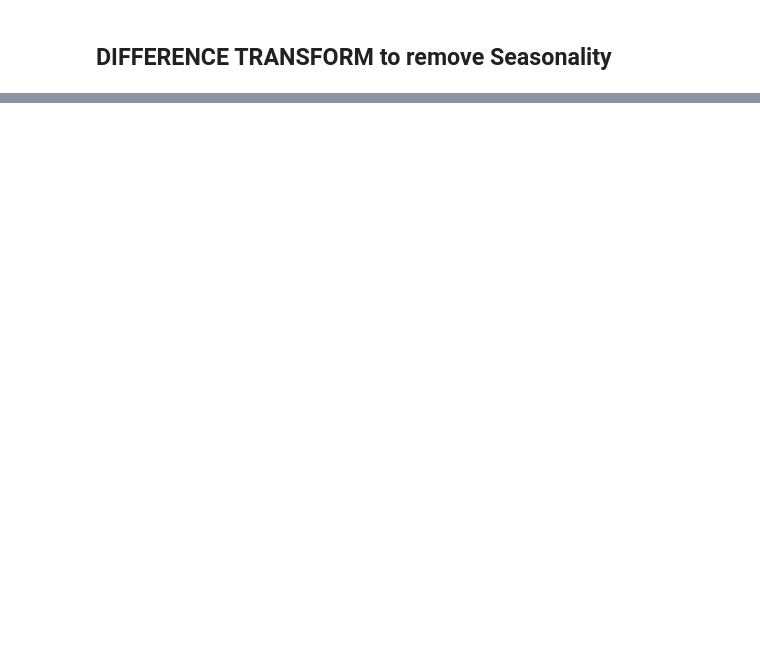
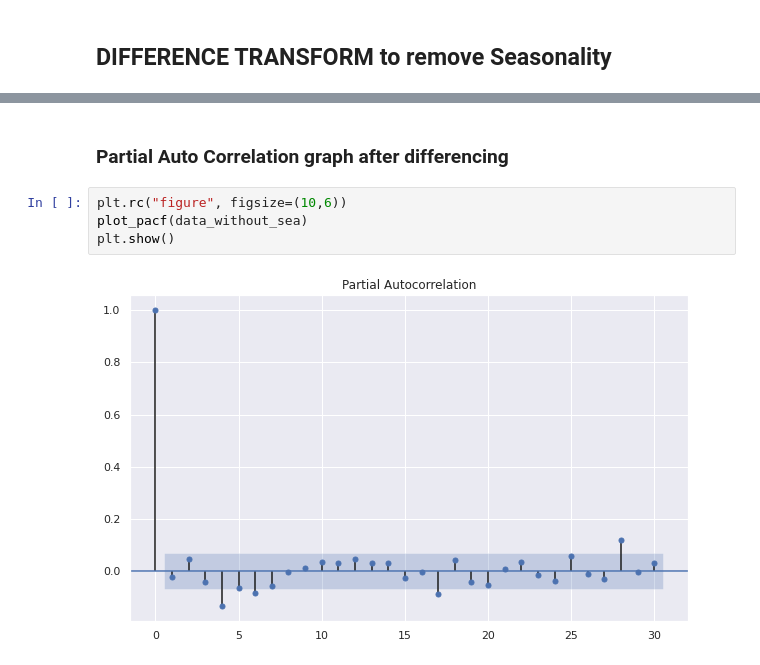
Before and after one commit to RiteshopShrivastava/Gold-Price-forecasting, a Jupyter notebook: Gold_price_prediction.ipynb, the cells around one changed output, grey strips where cells are left out. Drawn from its saved outputs; the diff is of its cells as text; blank space fills up the shorter version.

```diff
--- a/Gold_price_prediction.ipynb
+++ b/Gold_price_prediction.ipynb
@@ -546,0 +232,8 @@ Warnings:
+# %% [markdown]
+### **Partial Auto Correlation graph after differencing**
+# %%
+plt.rc("figure", figsize=(10,6))
+plot_pacf(data_without_sea)
+plt.show()
+# %% [output]
+[figure, added]
```
Also changed, not shown: parts of 88 cells of this notebook.
